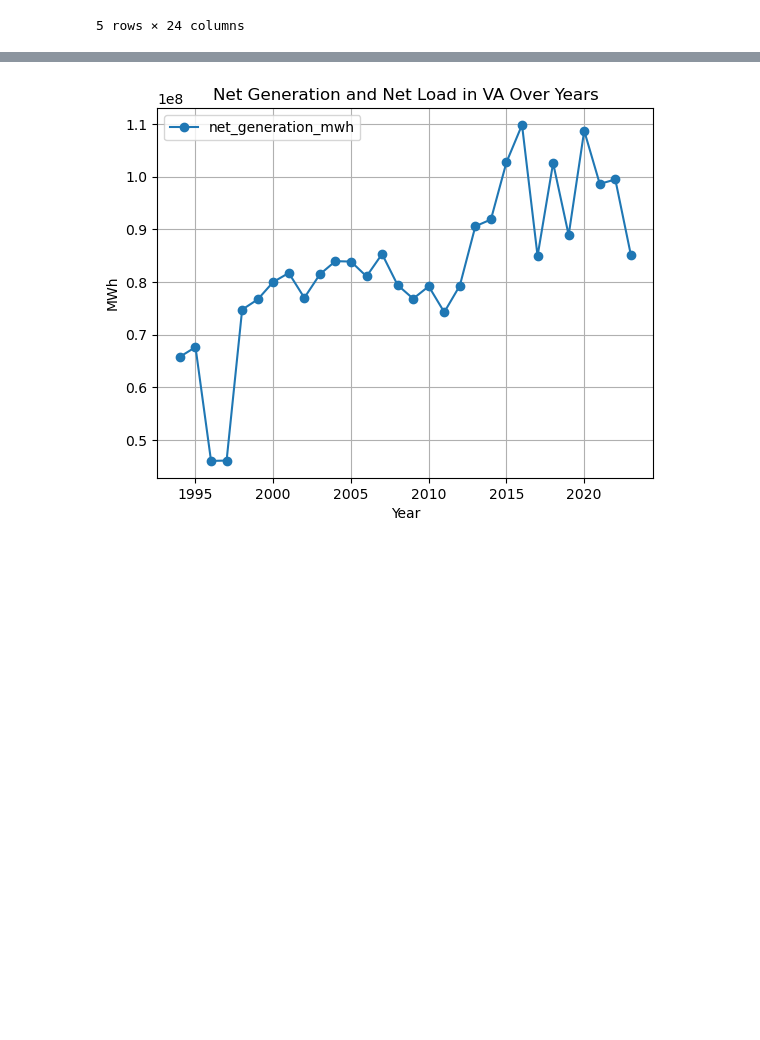
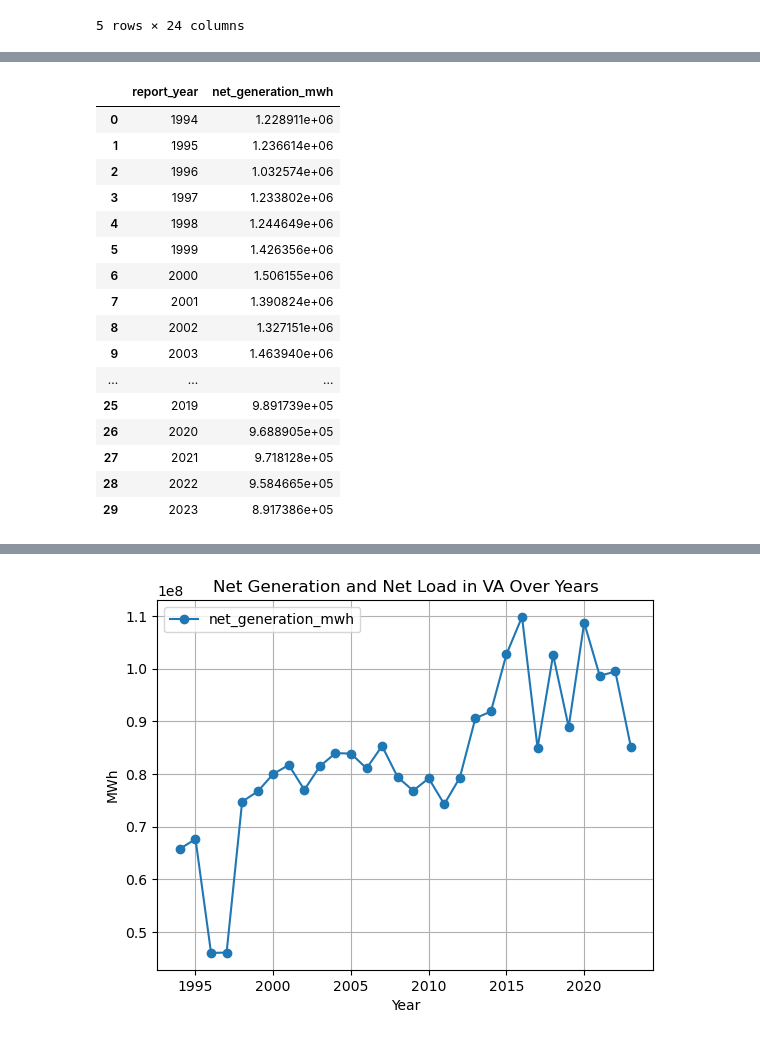
Before and after one commit to deryk96/energy-and-ai, a Jupyter notebook: Analysis.ipynb, the cells around one changed output, grey strips where cells are left out. Saved outputs shown, nothing was run; the diff lists cells and outputs as text; code cells hidden in the pictures; blank space fills up the shorter version.

```diff
--- a/Analysis.ipynb
+++ b/Analysis.ipynb
@@ -136,0 +150,27 @@ yearly_plant_generation.head()
+# %%
+# Filter out states with zero net generation
+filtered_yearly_plant_generation = yearly_plant_generation[yearly_plant_generation['net_generation_mwh'] > 0]
+
+# Group by report_year and calculate the mean of net_generation_mwh for each year
+average_generation_per_year = filtered_yearly_plant_generation.groupby('report_year')['net_generation_mwh'].mean().reset_index()
+
+# Display the average generation per year
+average_generation_per_year
+# %% [output]
+|  | report_year | net_generation_mwh |
+| 0 | 1994 | 1.228911e+06 |
+| 1 | 1995 | 1.236614e+06 |
+| 2 | 1996 | 1.032574e+06 |
+| 3 | 1997 | 1.233802e+06 |
+| 4 | 1998 | 1.244649e+06 |
+| 5 | 1999 | 1.426356e+06 |
+| 6 | 2000 | 1.506155e+06 |
+| 7 | 2001 | 1.390824e+06 |
+| 8 | 2002 | 1.327151e+06 |
+| 9 | 2003 | 1.463940e+06 |
+| ... | ... | ... |
+| 25 | 2019 | 9.891739e+05 |
+| 26 | 2020 | 9.688905e+05 |
+| 27 | 2021 | 9.718128e+05 |
+| 28 | 2022 | 9.584665e+05 |
+| 29 | 2023 | 8.917386e+05 |
```
Also changed, not shown: parts of 6 cells of this notebook.
